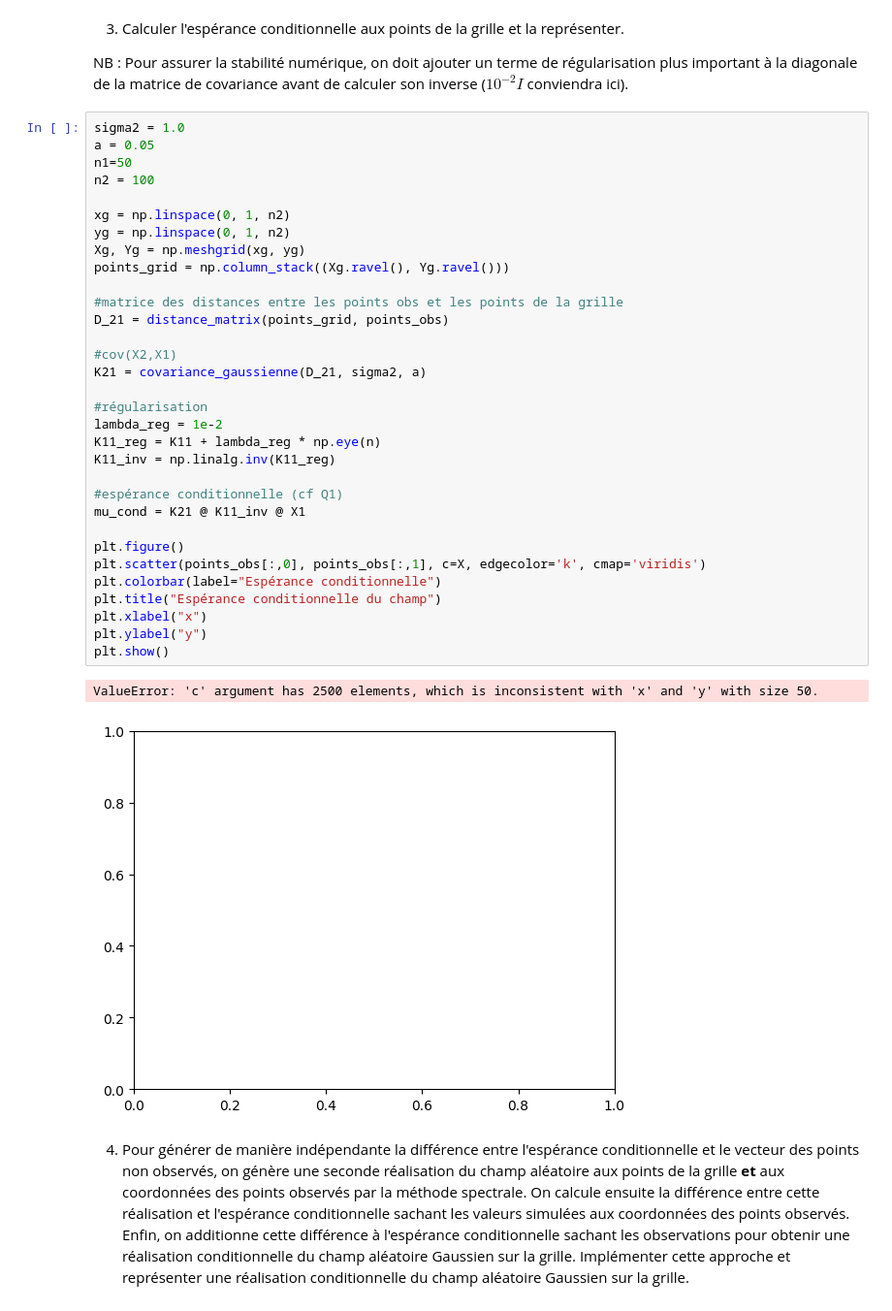
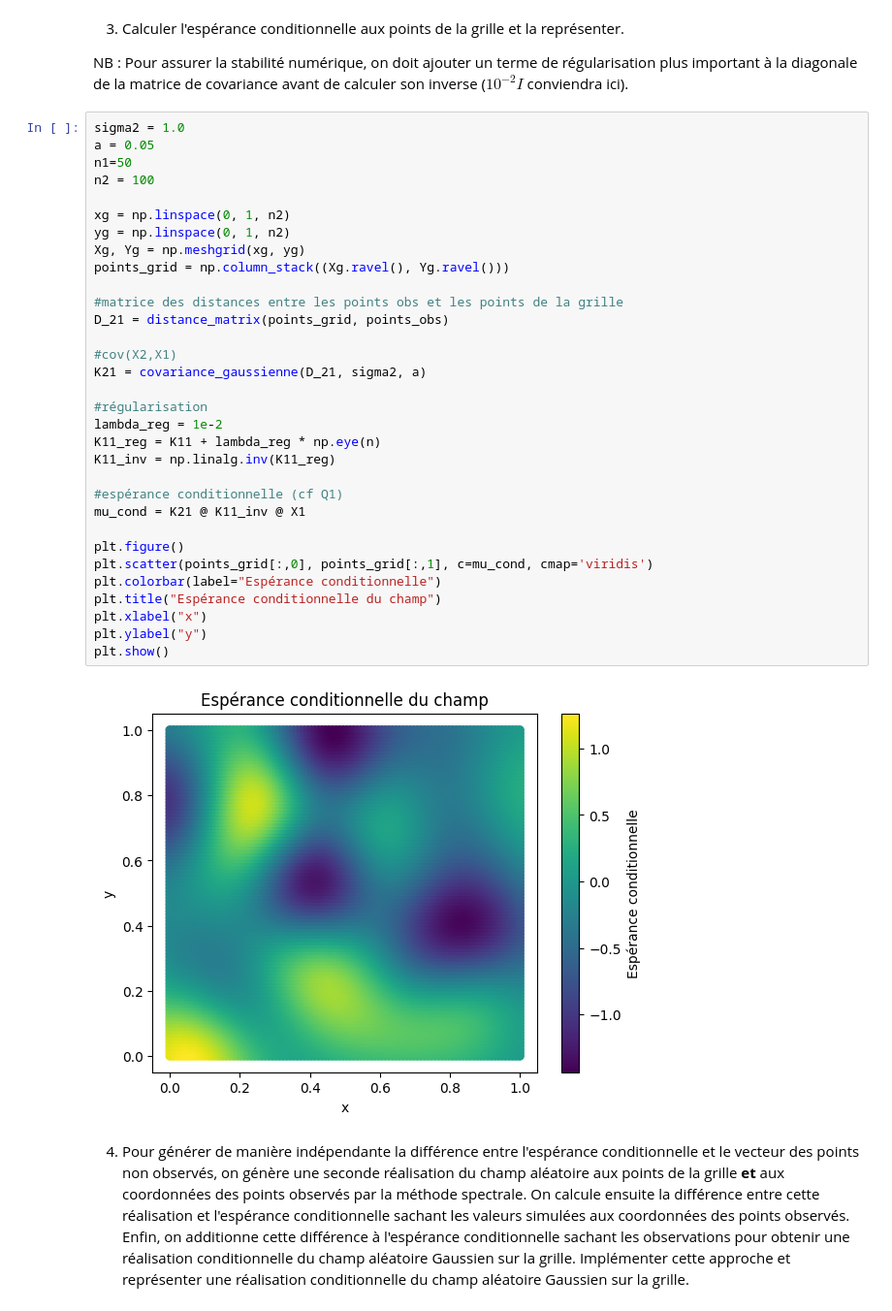
Before and after one commit to erhel-czc/projet-probabilites, a Jupyter notebook: Projet Probabilités.ipynb, the cells around one changed output. Shown at 97% size. Cells and saved outputs as stored; diff of their text form.

```diff
--- a/Projet Probabilités.ipynb
+++ b/Projet Probabilités.ipynb
@@ -415,36 +415,35 @@ sigma2 = 1.0
 a = 0.05
 n1=50
 n2 = 100
 
 xg = np.linspace(0, 1, n2)
 yg = np.linspace(0, 1, n2)
 Xg, Yg = np.meshgrid(xg, yg)
 points_grid = np.column_stack((Xg.ravel(), Yg.ravel()))
 
 #matrice des distances entre les points obs et les points de la grille
 D_21 = distance_matrix(points_grid, points_obs)
 
 #cov(X2,X1)
 K21 = covariance_gaussienne(D_21, sigma2, a)
 
 #régularisation
 lambda_reg = 1e-2
 K11_reg = K11 + lambda_reg * np.eye(n)
 K11_inv = np.linalg.inv(K11_reg)
 
 #espérance conditionnelle (cf Q1)
 mu_cond = K21 @ K11_inv @ X1
 
 plt.figure()
-plt.scatter(points_obs[:,0], points_obs[:,1], c=X, edgecolor='k', cmap='viridis')
+plt.scatter(points_grid[:,0], points_grid[:,1], c=mu_cond, cmap='viridis')
 plt.colorbar(label="Espérance conditionnelle")
 plt.title("Espérance conditionnelle du champ")
 plt.xlabel("x")
 plt.ylabel("y")
 plt.show()
 # %% [output]
-ValueError: 'c' argument has 2500 elements, which is inconsistent with 'x' and 'y' with size 50.
-[figure, old version]
+[figure, new version]
 # %% [markdown]
 4. Pour générer de manière indépendante la différence entre l'espérance conditionnelle et le vecteur des points non observés, on génère une seconde réalisation du champ aléatoire aux points de la grille **et** aux coordonnées des points observés par la méthode spectrale. On calcule ensuite la différence entre cette réalisation et l'espérance conditionnelle sachant les valeurs simulées aux coordonnées des points observés. Enfin, on additionne cette différence à l'espérance conditionnelle sachant les observations pour obtenir une réalisation conditionnelle du champ aléatoire Gaussien sur la grille. Implémenter cette approche et représenter une réalisation conditionnelle du champ aléatoire Gaussien sur la grille.
 # %%
```
Also changed, not shown: parts of 1 cell of this notebook.
